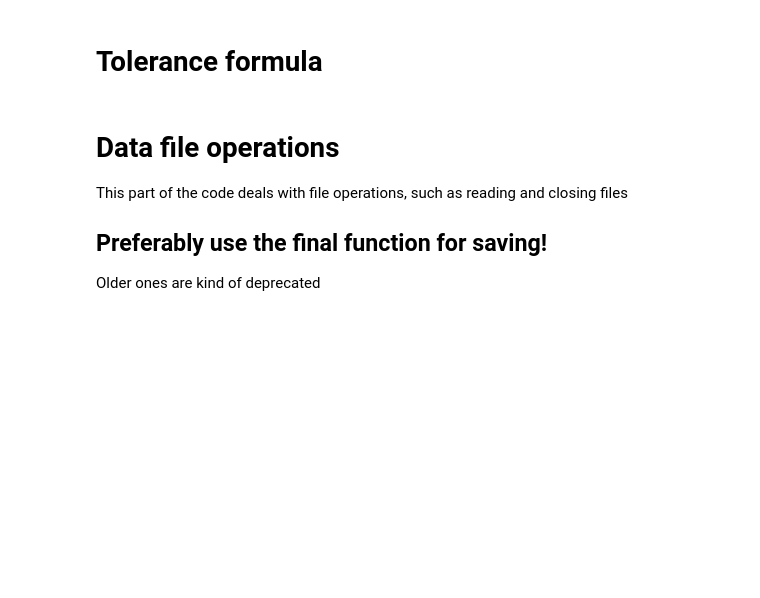
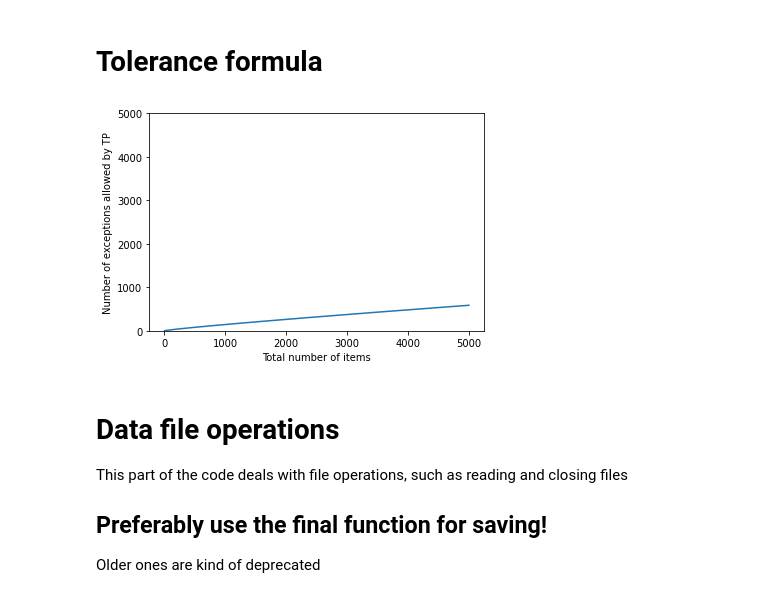
Before and after one commit to NienkeWessel/ThesisLinguistics, a Jupyter notebook: ProcessData.ipynb, the cells around one changed output. Cells and saved outputs as stored; diff of their text form; code cells hidden in the pictures; blank space fills up the shorter version.

```diff
--- a/ProcessData.ipynb
+++ b/ProcessData.ipynb
@@ -19,3 +12,28 @@ def tolerance_formula(N, e):
+# %%
+def tolerance_formula(N, e):
+    '''
+    Tolerance formula from Yang, p. 9
+    '''
+    print(N, e)
+    return e <= N/np.log(N)
+
+def tolerance_formula_plot(N):
+    '''
+    Tolerance formula from Yang, p. 9
+    '''
+    return N/np.log(N)
+
+def plot_tolerance():
+    N = np.arange(2,5000)
+    plt.plot(N, tolerance_formula_plot(N))
+    plt.ylim(0, 5000)
+    plt.xlabel("Total number of items")
+    plt.ylabel("Number of exceptions allowed by TP")
+    plt.show()
+
+plot_tolerance()
+# %% [output]
+[figure, added]
 # %% [markdown]
 # Data file operations
 This part of the code deals with file operations, such as reading and closing files
```
Also changed, not shown: parts of 13 cells of this notebook.
